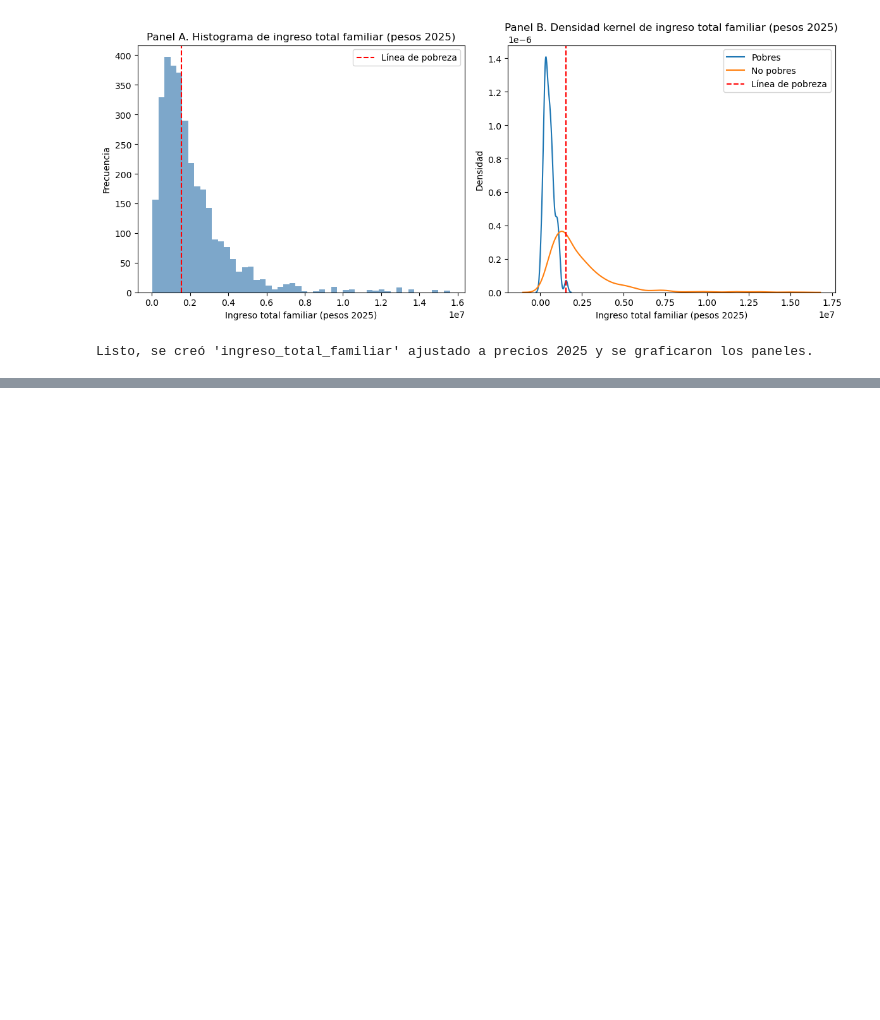
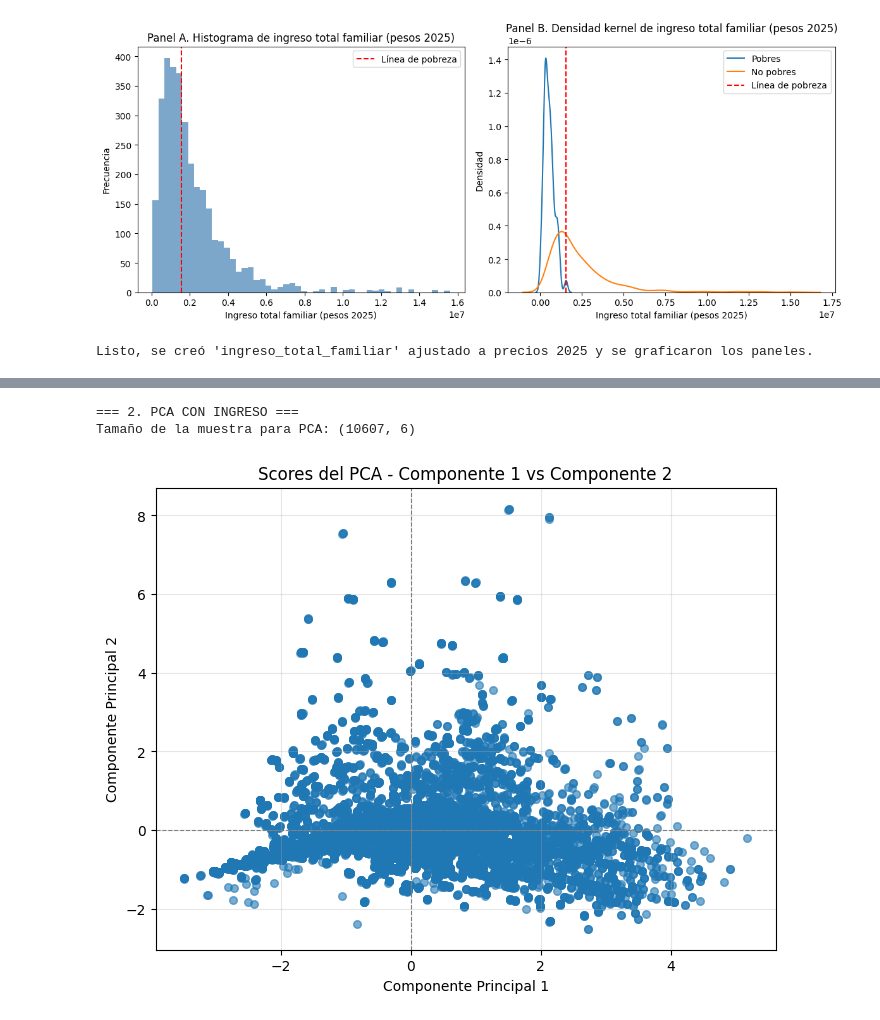
Before and after one commit to Datso653/BigDataUBA-Grupo-4, a Jupyter notebook: TP3b/Untitled.ipynb, the cells around one changed output, grey strips where cells are left out. Drawn from its saved outputs; the diff is of its cells as text; code cells hidden in the pictures; blank space fills up the shorter version.

```diff
--- a/TP3b/Untitled.ipynb
+++ b/TP3b/Untitled.ipynb
@@ -207,0 +412,38 @@ Listo, se creó 'ingreso_total_familiar' ajustado a precios 2025 y se graficaron
+# %%
+# 2. PCA CON INGRESO
+print("\n=== 2. PCA CON INGRESO ===")
+
+# Preparar datos para PCA
+X = df[variables_disponibles].copy()
+
+# Eliminar valores faltantes
+X = X.dropna()
+
+print(f"Tamaño de la muestra para PCA: {X.shape}")
+
+# Estandarizar variables
+scaler = StandardScaler(with_std=True, with_mean=True)
+X_scaled = scaler.fit_transform(X)
+X_scaled_df = pd.DataFrame(X_scaled, columns=variables_disponibles)
+
+# Aplicar PCA
+pca = PCA()
+X_pca = pca.fit_transform(X_scaled_df)
+
+# Scores del primer y segundo componente
+scores = X_pca
+
+# Gráfico de dispersión de scores (Componente 1 vs Componente 2)
+plt.figure(figsize=(8, 6))
+plt.scatter(scores[:, 0], scores[:, 1], alpha=0.6, s=30)
+plt.axhline(0, color='gray', linestyle='--', linewidth=0.8)
+plt.axvline(0, color='gray', linestyle='--', linewidth=0.8)
+plt.xlabel('Componente Principal 1')
+plt.ylabel('Componente Principal 2')
+plt.title('Scores del PCA - Componente 1 vs Componente 2')
+plt.grid(True, alpha=0.3)
+plt.show()
+# %% [output]
+=== 2. PCA CON INGRESO ===
+Tamaño de la muestra para PCA: (10607, 6)
+[figure, added]
```
Also changed, not shown: parts of 12 cells of this notebook.
